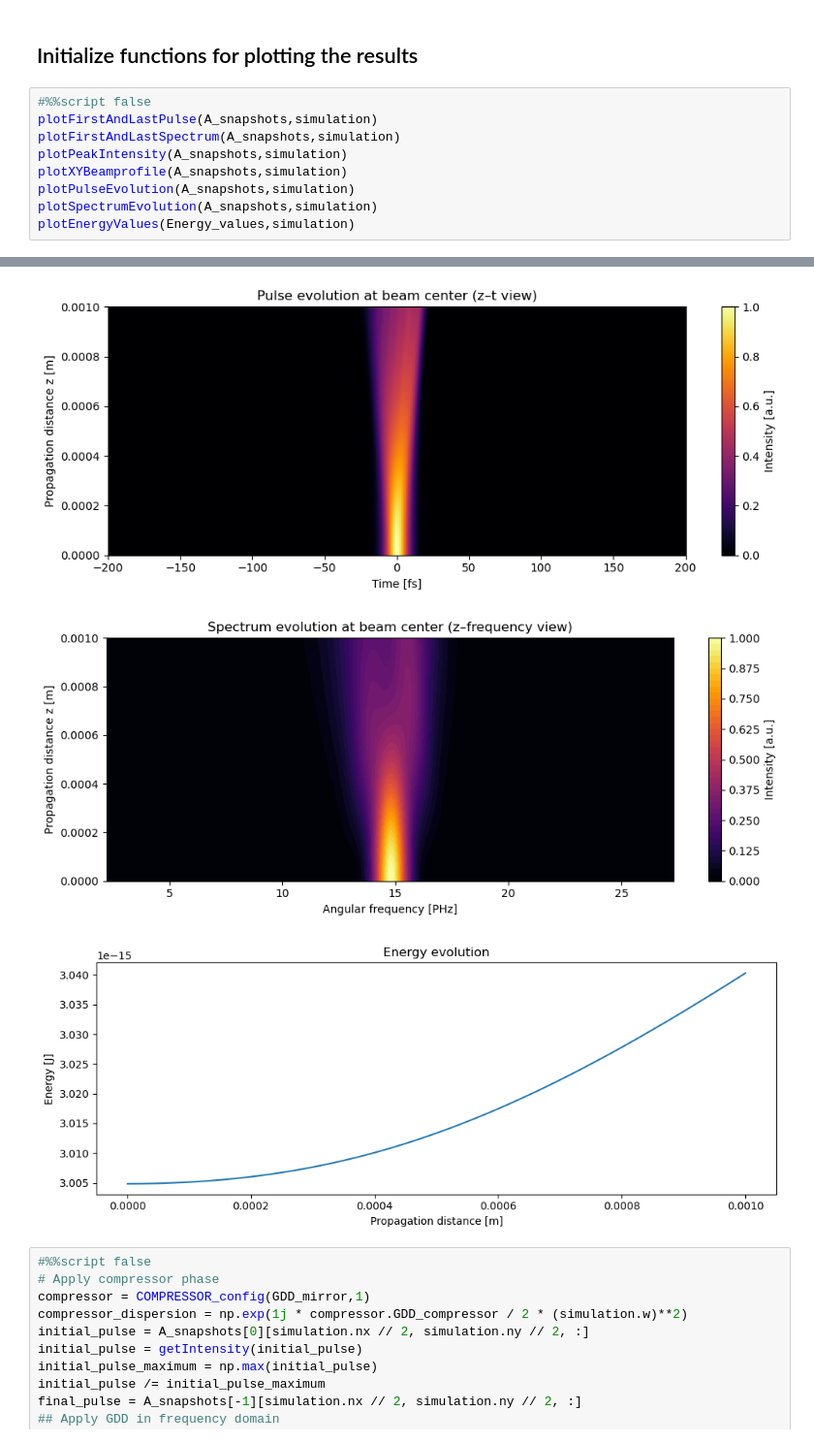
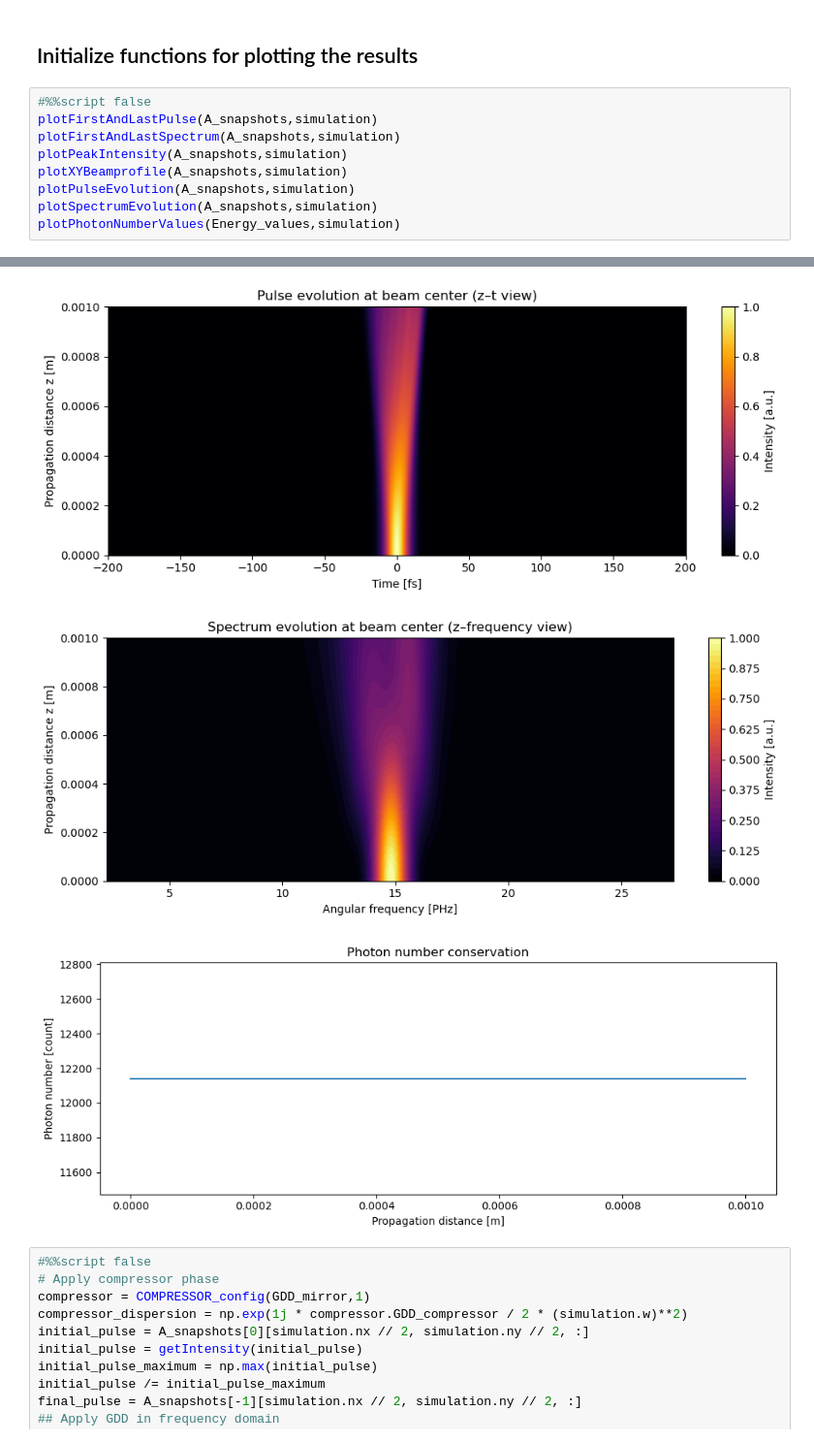
Before and after one commit to physx-is-fun/GNLSE, a Jupyter notebook: notebook.ipynb, the cells around one changed output, grey strips where cells are left out. Shown at 97% size. Saved outputs shown, nothing was run; the diff lists cells and outputs as text.

Commit message:
Photon number conservation functionality added.

```diff
--- a/notebook.ipynb
+++ b/notebook.ipynb
@@ -210,20 +210,20 @@ A_snapshots, Energy_values = Simulation(fiber,simulation,laser)
 # %%
 #%%script false
 plotFirstAndLastPulse(A_snapshots,simulation)
 plotFirstAndLastSpectrum(A_snapshots,simulation)
 plotPeakIntensity(A_snapshots,simulation)
 plotXYBeamprofile(A_snapshots,simulation)
 plotPulseEvolution(A_snapshots,simulation)
 plotSpectrumEvolution(A_snapshots,simulation)
-plotEnergyValues(Energy_values,simulation)
+plotPhotonNumberValues(Energy_values,simulation)
 # %% [output]
 [figure]
 [figure]
 [figure]
 [figure]
 [figure]
 [figure]
-[figure, old version]
+[figure, new version]
 # %%
 #%%script false
 # Apply compressor phase
```
Also changed, not shown: 2 other files.
